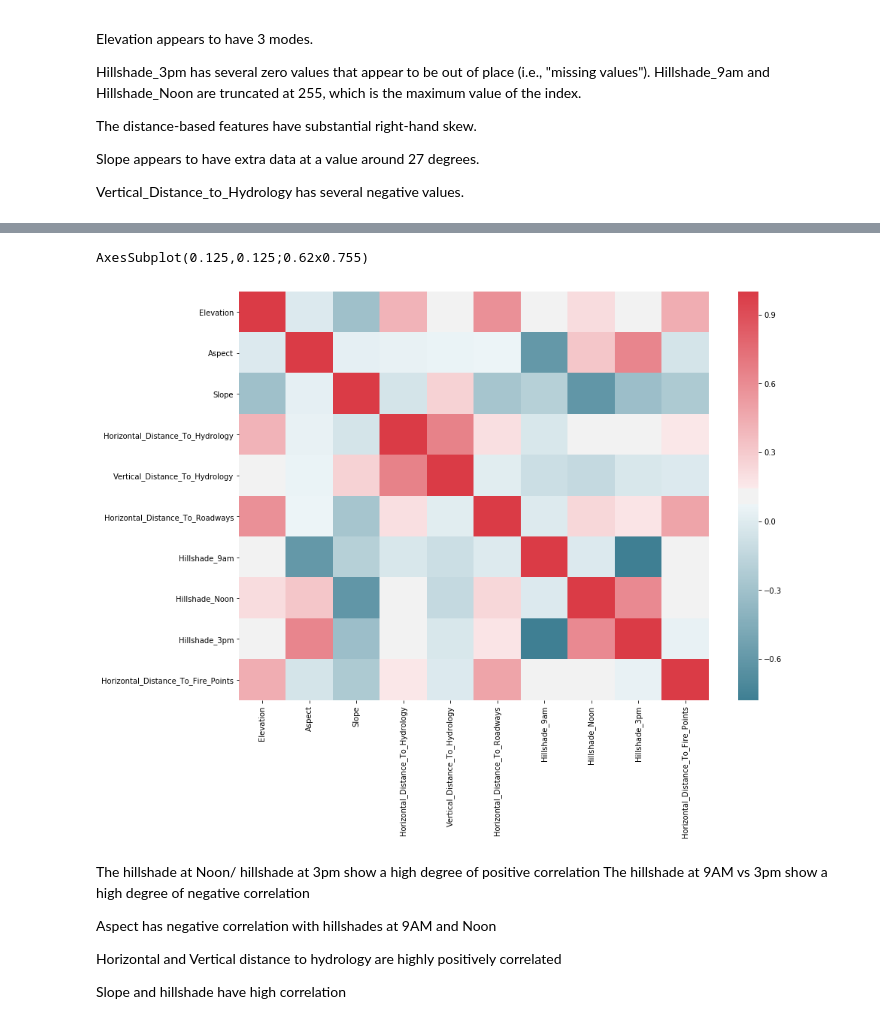
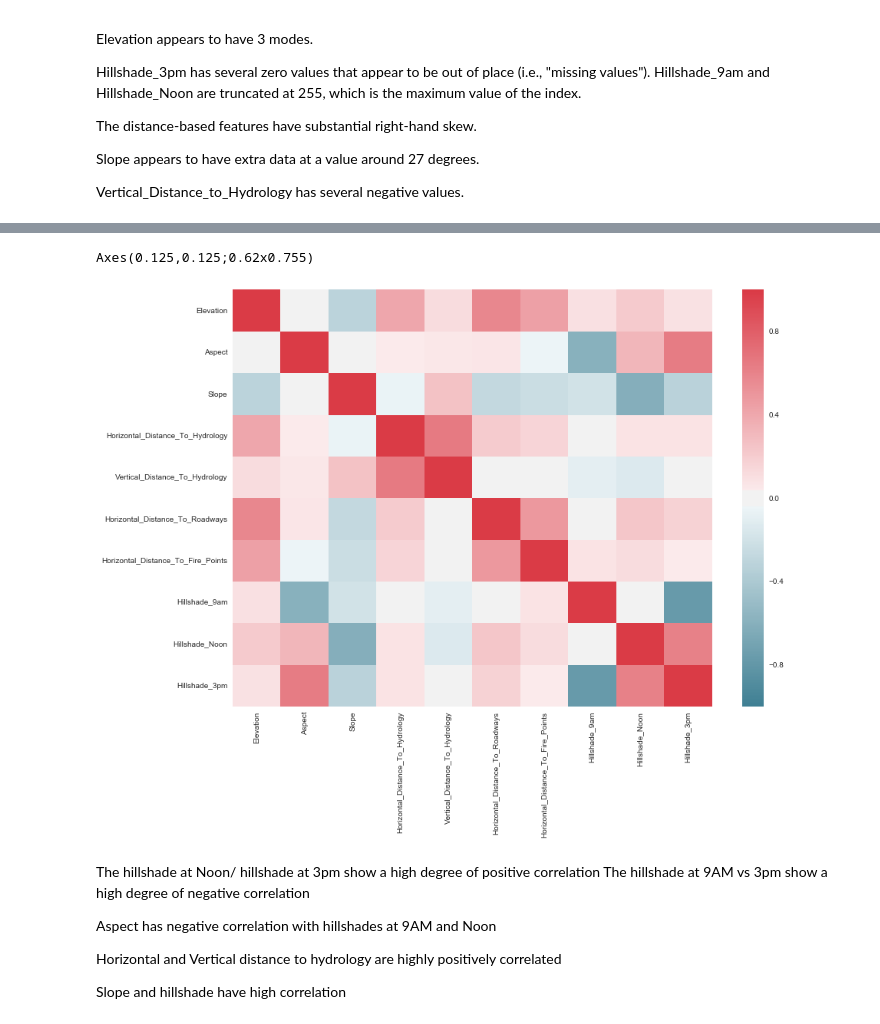
Before and after one commit to tiffapedia/w207-final, a Jupyter notebook: DivyaGorantla_RamIyer_TiffanyJaya_SteveSanders.ipynb, the cells around one changed output, grey strips where cells are left out. Drawn from its saved outputs; the diff is of its cells as text; code cells hidden in the pictures.

```diff
--- a/DivyaGorantla_RamIyer_TiffanyJaya_SteveSanders.ipynb
+++ b/DivyaGorantla_RamIyer_TiffanyJaya_SteveSanders.ipynb
@@ -205,5 +206,6 @@ soil_descriptions = ['Rock outcrop complex, extremely stony',
                      'Cryorthents - Leighcan family complex, extremely stony',
                      'Cryorthents - Rock land complex, extremely stony'
                     ]
+continuous_vars = ['Elevation', 'Aspect', 'Slope', 'Horizontal_Distance_To_Hydrology', 'Vertical_Distance_To_Hydrology', 'Horizontal_Distance_To_Roadways', 'Horizontal_Distance_To_Fire_Points', 'Hillshade_9am', 'Hillshade_Noon', 'Hillshade_3pm']
 # %% [markdown]
 <a id='identify-the-train-labels'/>
@@ -565,14 +572,14 @@ train[continuous_var].corr()
 # %%
 # plot correlation map of continuous features in train data
 
 plt.figure(figsize=(14, 10))
-cmap = sns.diverging_palette(220, 10, as_cmap=True)   #Creates a Matplotlib color map
-correlations = train[continuous_var].corr()
+cmap = sb.diverging_palette(220, 10, as_cmap=True)   #Creates a Matplotlib color map
+correlations = train[continuous_vars].corr()
 # print correlations
-print(sns.heatmap(correlations, cmap=cmap))
+print(sb.heatmap(correlations, cmap=cmap))
 # %% [output]
-AxesSubplot(0.125,0.125;0.62x0.755)
+Axes(0.125,0.125;0.62x0.755)
-[figure, old version]
+[figure, new version]
 # %% [markdown]
 
 The hillshade at Noon/ hillshade at 3pm show a high degree of positive correlation
```
Also changed, not shown: parts of 50 cells of this notebook.
